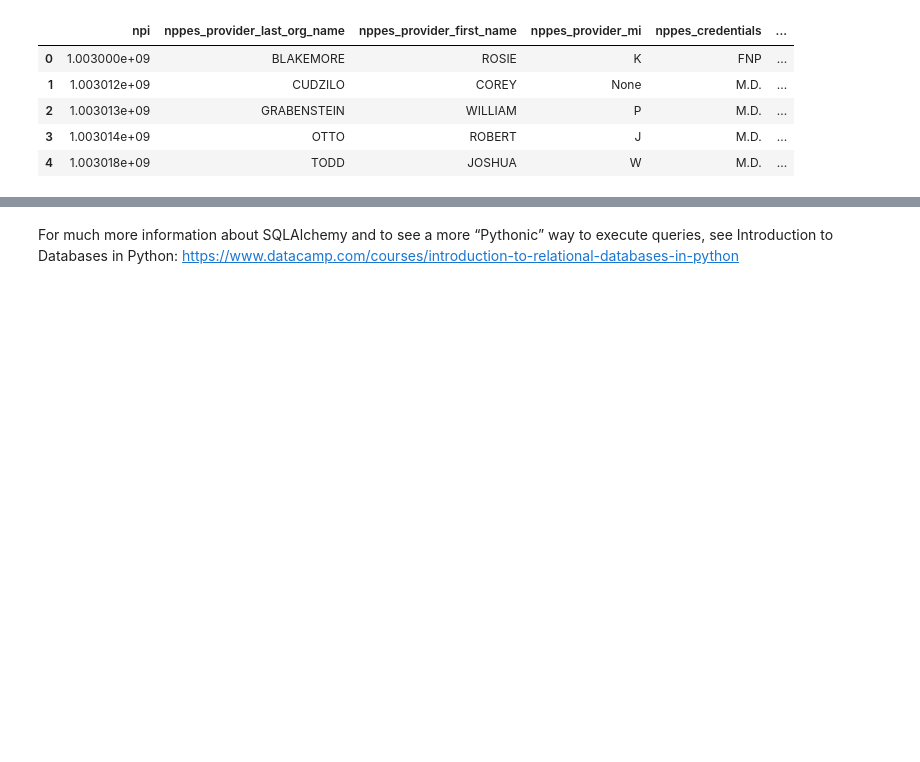
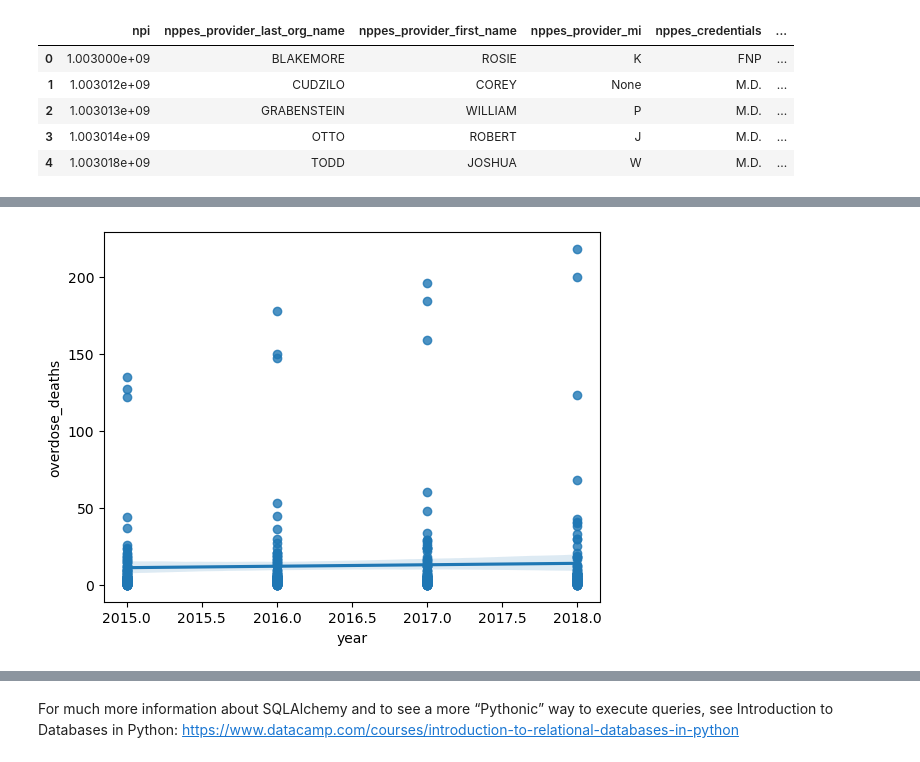
Before and after one commit to NSS-Data-Analytics-Cohort-13/prescribers-python-project-the-nightmare-before-christmas, a Jupyter notebook: notebooks/prescribers.ipynb, the cells around one changed output, grey strips where cells are left out. Cells and saved outputs as stored; diff of their text form; code cells hidden in the pictures; blank space fills up the shorter version.

```diff
--- a/notebooks/prescribers.ipynb
+++ b/notebooks/prescribers.ipynb
@@ -67,0 +160,5 @@ overdose_death_2k15_to18.head()
+# %%
+import seaborn as sns
+sns.regplot(data = OD_2015_2018, x = 'year', y = 'overdose_deaths');
+# %% [output]
+[figure, added]
```
Also changed, not shown: parts of 11 cells of this notebook, 7 other files.
